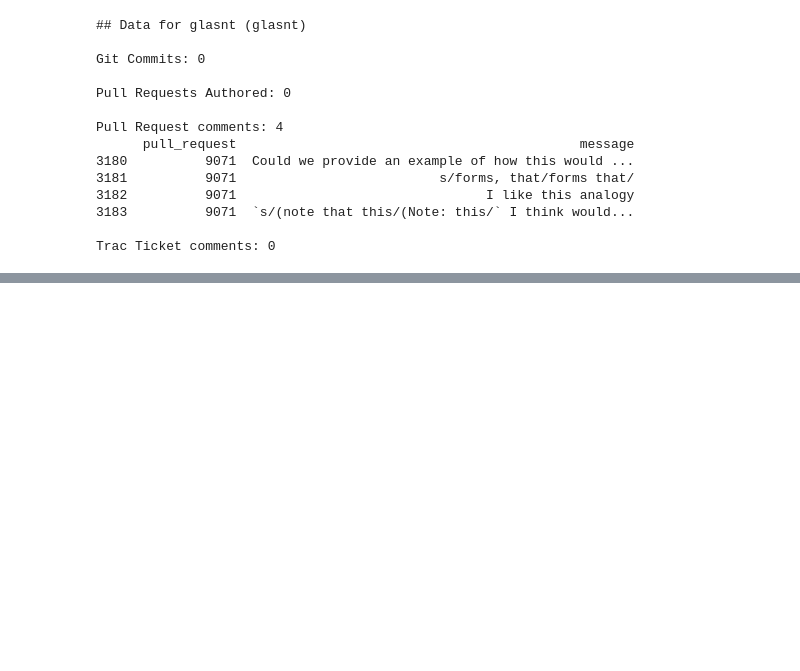
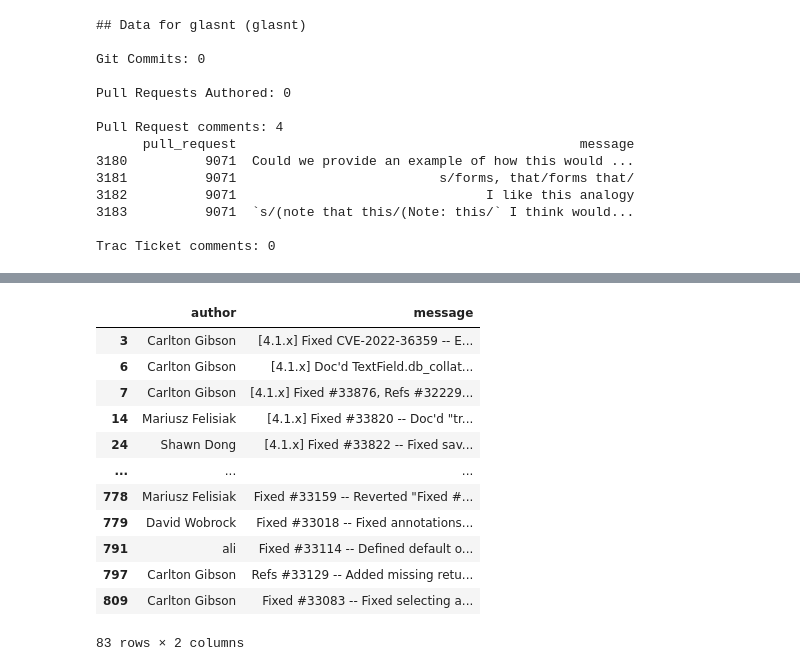
Before and after one commit to glasnt/dceu2022-sprints-work, a Jupyter notebook: notebook.ipynb, the cells around one changed output, grey strips where cells are left out. Saved outputs shown, nothing was run; the diff lists cells and outputs as text; code cells hidden in the pictures; blank space fills up the shorter version.

```diff
--- a/notebook.ipynb
+++ b/notebook.ipynb
@@ -580,0 +612,17 @@ Words words TODO
+# %%
+pd.set_option('display.max_colwidth', None)
+git_commits_df[git_commits_df.message.str.contains("Thanks")][["author", "message"]]
+# %% [output]
+|  | author | message |
+| 3 | Carlton Gibson | [4.1.x] Fixed CVE-2022-36359 -- E... |
+| 6 | Carlton Gibson | [4.1.x] Doc'd TextField.db_collat... |
+| 7 | Carlton Gibson | [4.1.x] Fixed #33876, Refs #32229... |
+| 14 | Mariusz Felisiak | [4.1.x] Fixed #33820 -- Doc'd "tr... |
+| 24 | Shawn Dong | [4.1.x] Fixed #33822 -- Fixed sav... |
+| ... | ... | ... |
+| 778 | Mariusz Felisiak | Fixed #33159 -- Reverted "Fixed #... |
+| 779 | David Wobrock | Fixed #33018 -- Fixed annotations... |
+| 791 | ali | Fixed #33114 -- Defined default o... |
+| 797 | Carlton Gibson | Refs #33129 -- Added missing retu... |
+| 809 | Carlton Gibson | Fixed #33083 -- Fixed selecting a... |
+83 rows × 2 columns
```
Also changed, not shown: parts of 23 cells of this notebook, 2 other files.
